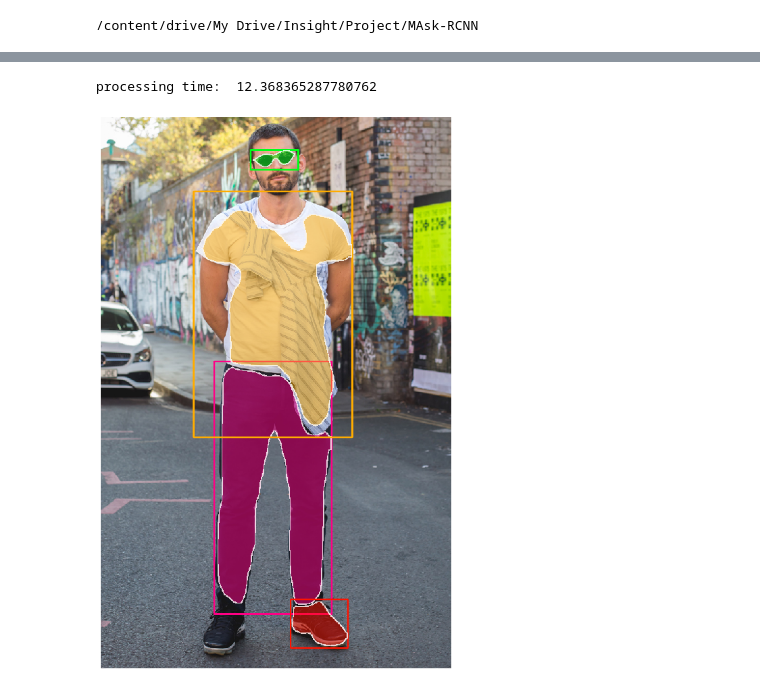
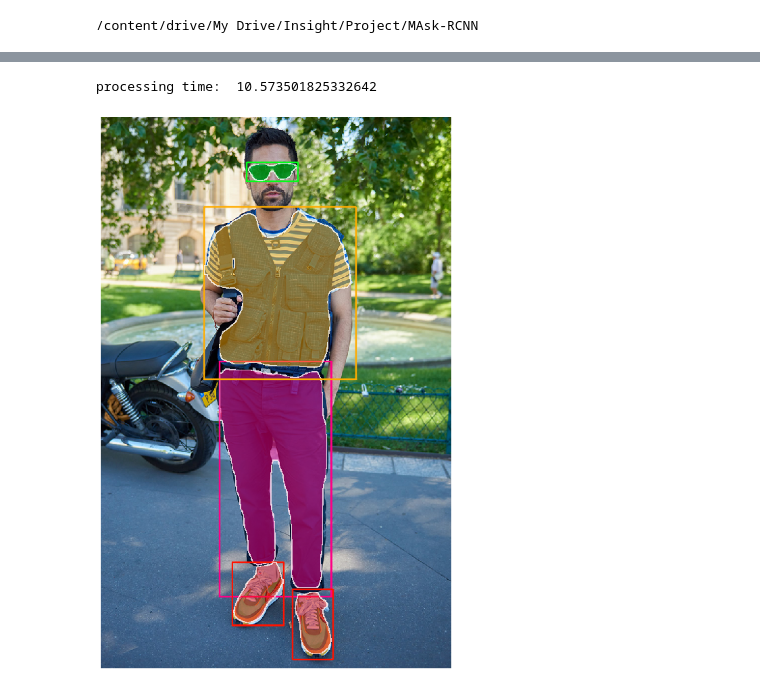
Before and after one commit to jimmyjoy43/Insight_project, a Jupyter notebook: MODAnet.ipynb, the cells around one changed output, grey strips where cells are left out. Saved outputs shown, nothing was run; the diff lists cells and outputs as text; code cells hidden in the pictures.

```diff
--- a/MODAnet.ipynb
+++ b/MODAnet.ipynb
@@ -108,6 +89,6 @@ WARNING:tensorflow:From /usr/local/lib/python3.6/dist-packages/keras/backend/ten
 # %%
 # load image
-image = read_image_bgr('2019hannahsept27.jpg')
+image = read_image_bgr('parissstyleimages1.jpg')
 
 # copy to draw on
 draw = image.copy()
@@ -124,32 +105,32 @@ print("processing time: ", time.time() - start)
 
 boxes  = outputs[-4][0]
 scores = outputs[-3][0]
 labels = outputs[-2][0]
 masks  = outputs[-1][0]
 
 # correct for image scale
 boxes /= scale
 
 # visualize detections
 for box, score, label, mask in zip(boxes, scores, labels, masks):
     if score < 0.5:
         break
 
     color = label_color(label)
 
     b = box.astype(int)
     draw_box(draw, b, color=color)
 
     mask = mask[:, :, label]
     draw_mask(draw, b, mask, color=label_color(label))
 
     caption = "{} {:.3f}".format(labels_to_names[label], score)
     #draw_caption(draw, b, caption)
 
 plt.figure(figsize=(15, 15))
 plt.axis('off')
 plt.imshow(draw)
 plt.show()
 # %% [output]
-processing time:  12.368365287780762
+processing time:  10.573501825332642
-[figure, old version]
+[figure, new version]
```
Also changed, not shown: parts of 4 cells of this notebook.
